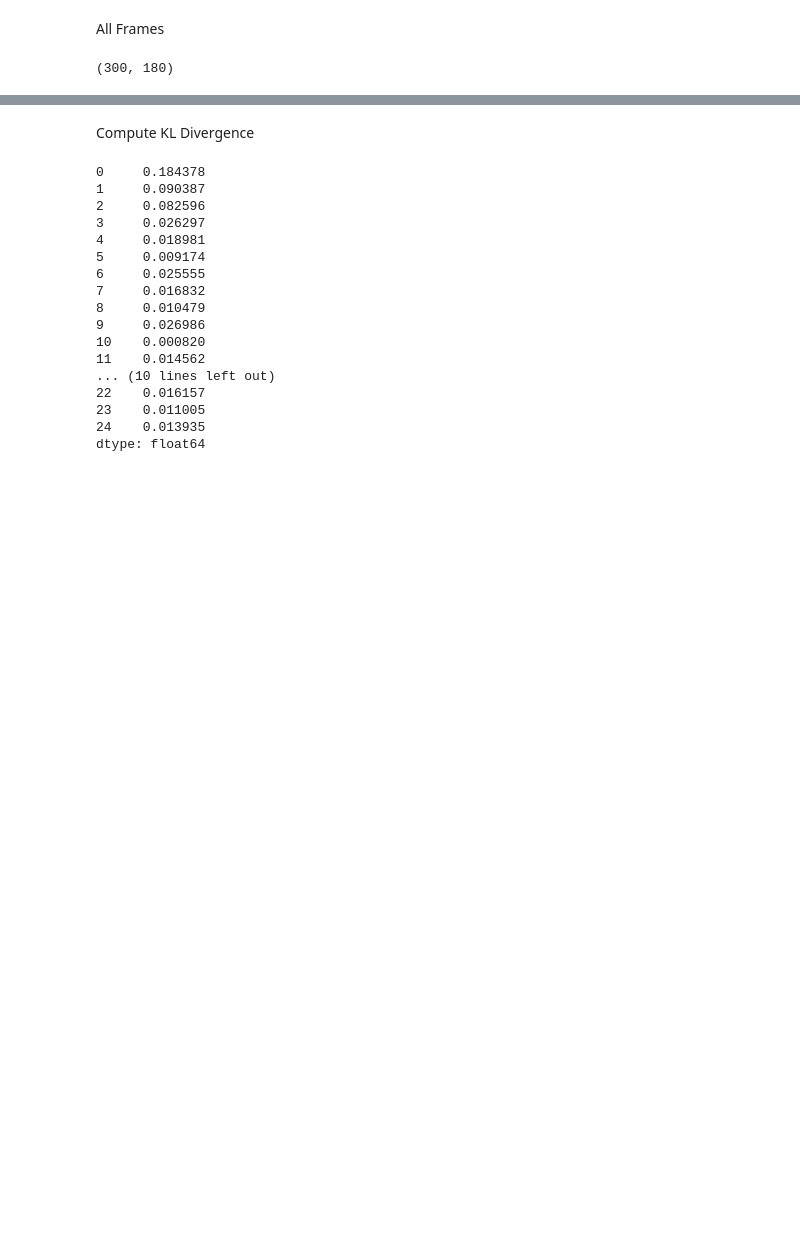
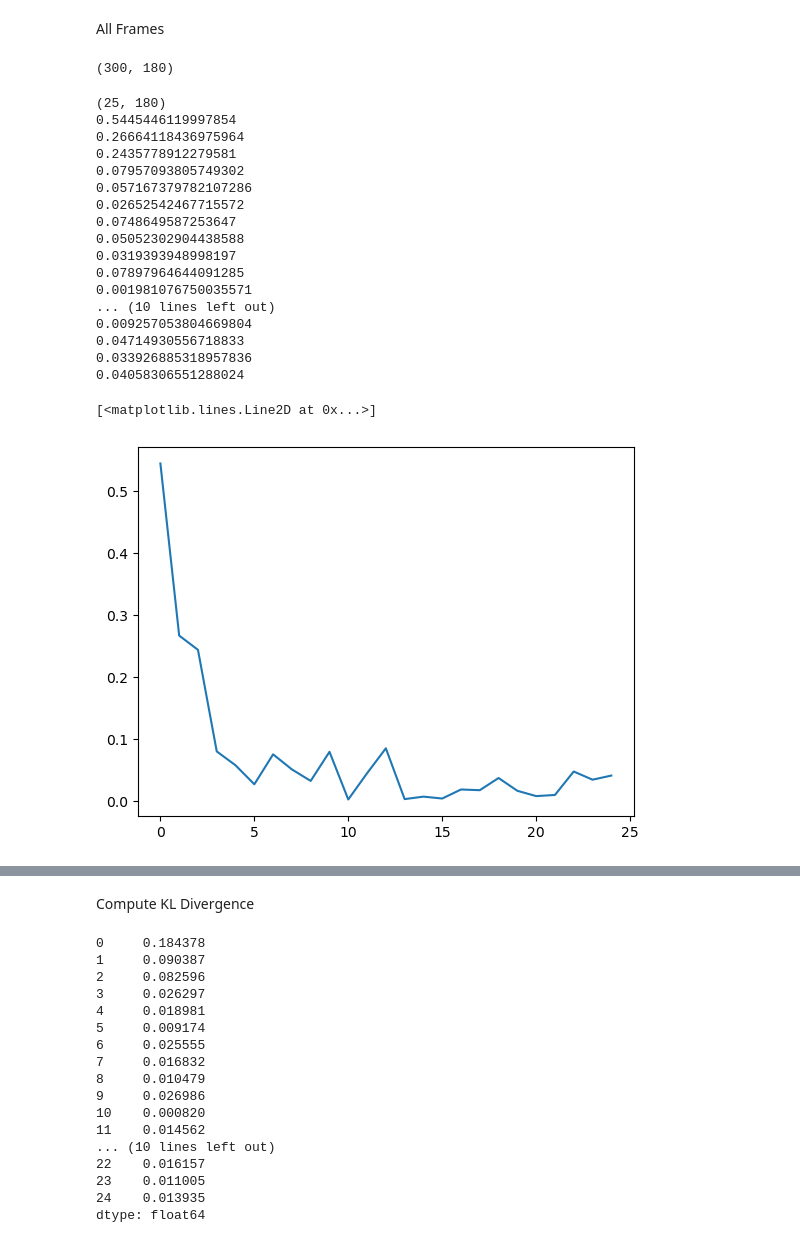
Before and after one commit to laubachb/chimes_CGD-myLLFork, a Jupyter notebook: dissimilarity_clustering/autodetect_equil.ipynb, the cells around one changed output, grey strips where cells are left out. Drawn from its saved outputs; the diff is of its cells as text; code cells hidden in the pictures; blank space fills up the shorter version.

```diff
--- a/dissimilarity_clustering/autodetect_equil.ipynb
+++ b/dissimilarity_clustering/autodetect_equil.ipynb
@@ -91,3 +91,41 @@ all_df.drop(columns=['labels'], inplace=True)
 print(all_df.shape)
 # %% [output]
 (300, 180)
+# %%
+def KL(a, b):
+    a = np.asarray(a)
+    b = np.asarray(b)
+
+    return np.sum(np.where(a != 0, a * np.log(a / b), 0))
+
+df1_first_13 = all_df.iloc[:25]
+print(df1_first_13.shape)
+# Take the first row of df2
+reference_row = avg_df.iloc[0]
+kl_divergences = []
+for index, row in df1_first_13.iterrows():
+    row = row.values.ravel()
+    print(KL(row, reference_row))
+    kl_divergences.append(KL(row, reference_row))
+
+plt.plot(kl_divergences)
+# %% [output]
+(25, 180)
+0.5445446119997854
+0.26664118436975964
+0.2435778912279581
+0.07957093805749302
+0.057167379782107286
+0.02652542467715572
+0.0748649587253647
+0.05052302904438588
+0.0319393948998197
+0.07897964644091285
+0.001981076750035571
+... (10 lines left out)
+0.009257053804669804
+0.04714930556718833
+0.033926885318957836
+0.04058306551288024
+[<matplotlib.lines.Line2D at 0x...>]
+[figure, added]
```
Also changed, not shown: parts of 2 cells of this notebook, 1 other file.
